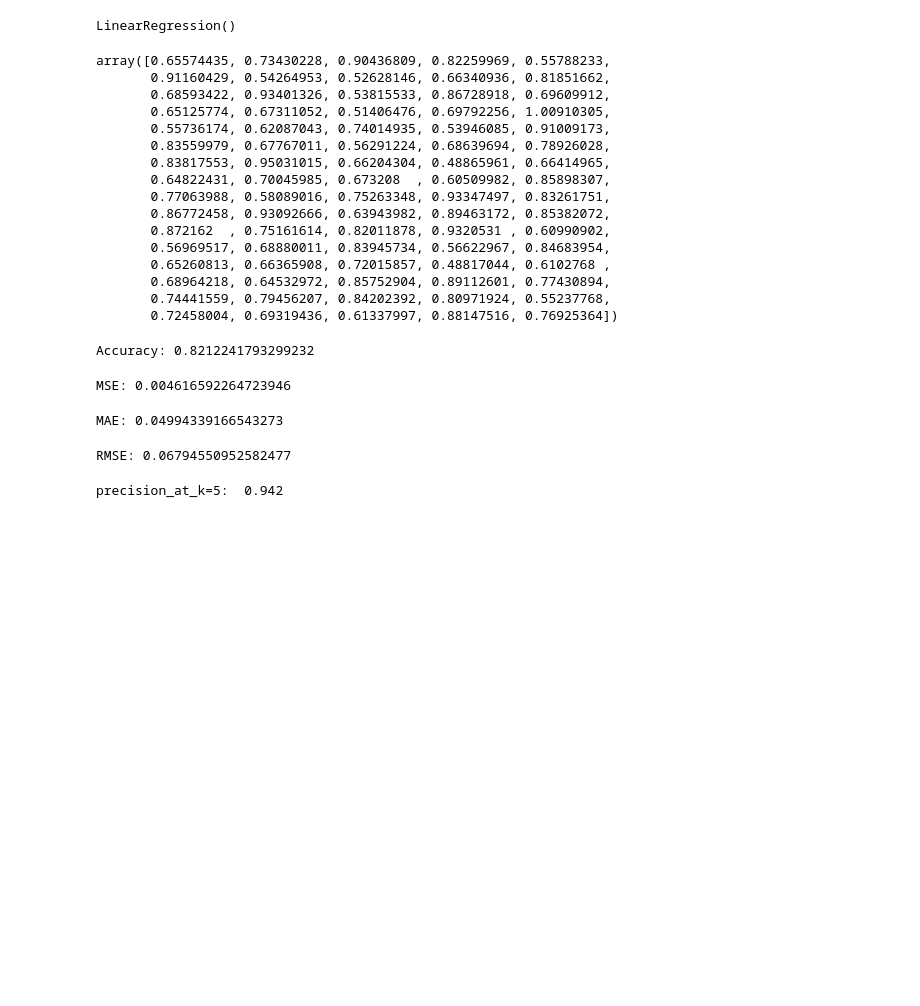
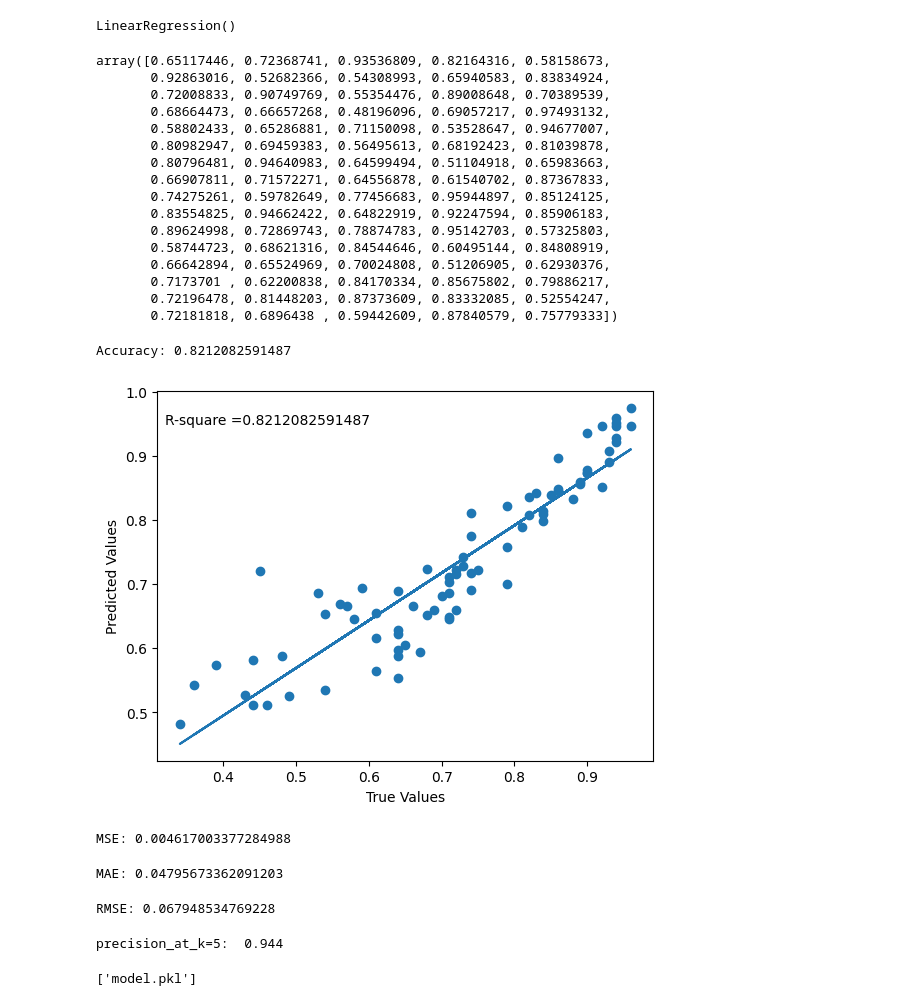
Before and after one commit to m51k/AcceptAssist, a Jupyter notebook: ML/Linear_Regression/linearRegression.ipynb, the cells around one changed output. Drawn from its saved outputs; the diff is of its cells as text; code cells hidden in the pictures; blank space fills up the shorter version.

```diff
--- a/ML/Linear_Regression/linearRegression.ipynb
+++ b/ML/Linear_Regression/linearRegression.ipynb
@@ -35,8 +36,8 @@ y = data.iloc[:, 8].values # select 8th column
 X_train, X_test, y_train, y_test = train_test_split(X, y, test_size=0.2, random_state=42)
 # %%
 # Train the linear regression model
-regressor = LinearRegression()
-regressor.fit(X_train, y_train)
+model = LinearRegression()
+model.fit(X_train, y_train)
 # %% [output]
 LinearRegression()
 # %%
@@ -44,46 +45,58 @@ LinearRegression()
 y_pred = regressor.predict(X_test)
 y_pred
 # %% [output]
-array([0.65574435, 0.73430228, 0.90436809, 0.82259969, 0.55788233,
-       0.91160429, 0.54264953, 0.52628146, 0.66340936, 0.81851662,
-       0.68593422, 0.93401326, 0.53815533, 0.86728918, 0.69609912,
-       0.65125774, 0.67311052, 0.51406476, 0.69792256, 1.00910305,
-       0.55736174, 0.62087043, 0.74014935, 0.53946085, 0.91009173,
-       0.83559979, 0.67767011, 0.56291224, 0.68639694, 0.78926028,
-       0.83817553, 0.95031015, 0.66204304, 0.48865961, 0.66414965,
-       0.64822431, 0.70045985, 0.673208  , 0.60509982, 0.85898307,
-       0.77063988, 0.58089016, 0.75263348, 0.93347497, 0.83261751,
-       0.86772458, 0.93092666, 0.63943982, 0.89463172, 0.85382072,
-       0.872162  , 0.75161614, 0.82011878, 0.9320531 , 0.60990902,
-       0.56969517, 0.68880011, 0.83945734, 0.56622967, 0.84683954,
-       0.65260813, 0.66365908, 0.72015857, 0.48817044, 0.6102768 ,
-       0.68964218, 0.64532972, 0.85752904, 0.89112601, 0.77430894,
-       0.74441559, 0.79456207, 0.84202392, 0.80971924, 0.55237768,
-       0.72458004, 0.69319436, 0.61337997, 0.88147516, 0.76925364])
+array([0.65117446, 0.72368741, 0.93536809, 0.82164316, 0.58158673,
+       0.92863016, 0.52682366, 0.54308993, 0.65940583, 0.83834924,
+       0.72008833, 0.90749769, 0.55354476, 0.89008648, 0.70389539,
+       0.68664473, 0.66657268, 0.48196096, 0.69057217, 0.97493132,
+       0.58802433, 0.65286881, 0.71150098, 0.53528647, 0.94677007,
+       0.80982947, 0.69459383, 0.56495613, 0.68192423, 0.81039878,
+       0.80796481, 0.94640983, 0.64599494, 0.51104918, 0.65983663,
+       0.66907811, 0.71572271, 0.64556878, 0.61540702, 0.87367833,
+       0.74275261, 0.59782649, 0.77456683, 0.95944897, 0.85124125,
+       0.83554825, 0.94662422, 0.64822919, 0.92247594, 0.85906183,
+       0.89624998, 0.72869743, 0.78874783, 0.95142703, 0.57325803,
+       0.58744723, 0.68621316, 0.84544646, 0.60495144, 0.84808919,
+       0.66642894, 0.65524969, 0.70024808, 0.51206905, 0.62930376,
+       0.7173701 , 0.62200838, 0.84170334, 0.85675802, 0.79886217,
+       0.72196478, 0.81448203, 0.87373609, 0.83332085, 0.52554247,
+       0.72181818, 0.6896438 , 0.59442609, 0.87840579, 0.75779333])
 # %%
 # calculate R-squared
 accuracy = r2_score(y_test, y_pred)
 print("Accuracy:", accuracy)
 # %% [output]
-Accuracy: 0.8212241793299232
+Accuracy: 0.8212082591487
+# %%
+a, b = np.polyfit(y_test, y_pred, 1)
+
+plt.scatter(y_test, y_pred)
+plt.xlabel('True Values')
+plt.ylabel('Predicted Values')
+plt.plot(y_test, a*y_test+b)
+plt.text(0.32, 0.95, 'R-square =' + str(accuracy))
+
+plt.show()
+# %% [output]
+[figure, added]
 # %%
 # predict Mean squared error (MSE)
 mse = mean_squared_error(y_test, y_pred)
 print("MSE:", mse)
 # %% [output]
-MSE: 0.004616592264723946
+MSE: 0.004617003377284988
 # %%
 # predict Mean absolute error (MAE)
 mae = mean_absolute_error(y_test, y_pred)
 print("MAE:", mae)
 # %% [output]
-MAE: 0.04994339166543273
+MAE: 0.04795673362091203
 # %%
 # predict Root mean squared error (RMSE)
 rmse = mean_squared_error(y_test, y_pred, squared=False)
 print("RMSE:", rmse)
 # %% [output]
-RMSE: 0.06794550952582477
+RMSE: 0.067948534769228
 # %%
 # function for precision at k
 def precision_at_k(y_test, y_pred, k):
@@ -104,4 +117,9 @@ def precision_at_k(y_test, y_pred, k):
 precision_at_5 = precision_at_k(y_test, y_pred, k=5)
 print("precision_at_k=5: ", precision_at_5)
 # %% [output]
-precision_at_k=5:  0.942
+precision_at_k=5:  0.944
+# %%
+# save model to disk
+joblib.dump(model, "model.pkl")
+# %% [output]
+['model.pkl']
```
Also changed, not shown: parts of 1 cell of this notebook, 7 other files.
